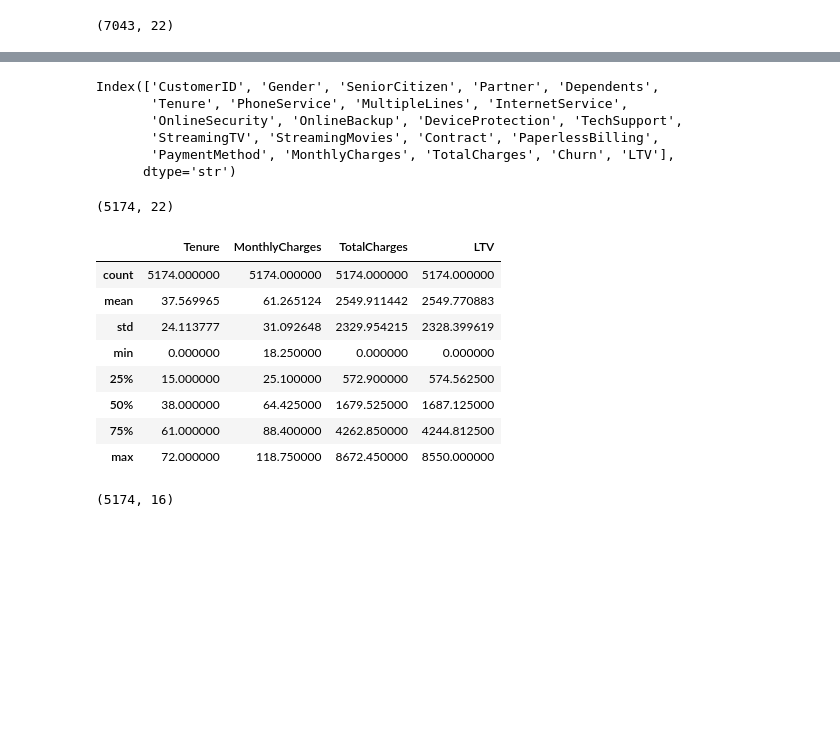
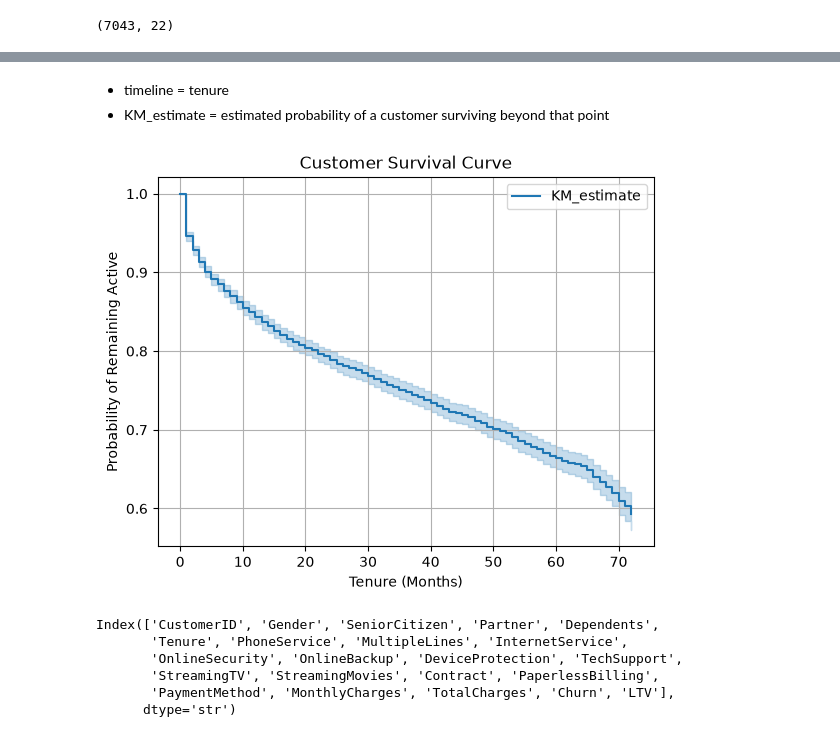
Before and after one commit to AbhijithAJ3/customer-churn-ltv, a Jupyter notebook: notebooks/04_ltv_modeling.ipynb, the cells around one changed output, grey strips where cells are left out. Saved outputs shown, nothing was run; the diff lists cells and outputs as text; code cells hidden in the pictures; blank space fills up the shorter version.

Commit message:
Add survival analysis setup for LTV modeling

```diff
--- a/notebooks/04_ltv_modeling.ipynb
+++ b/notebooks/04_ltv_modeling.ipynb
@@ -20,0 +52,5 @@ df.shape
+# %%
+survival_df = df[["Tenure", "Churn"]].copy()
+survival_df["event"] = (survival_df["Churn"] == "Yes").astype(int)
+
+survival_df.head()
@@ -20,0 +96,10 @@ df.shape
+# %%
+#Lifelines: a Python library designed for survival analysis.
+from lifelines import KaplanMeierFitter
+
+kmf = KaplanMeierFitter()
+
+kmf.fit(
+    durations=survival_df["Tenure"],
+    event_observed=survival_df["event"]
+)
@@ -21,3 +118,18 @@ df.shape
+# %% [markdown]
+- timeline = tenure
+- KM_estimate = estimated probability of a customer surviving beyond that point
+# %%
+import matplotlib.pyplot as plt
+
+kmf.plot_survival_function()
+
+plt.title("Customer Survival Curve")
+plt.xlabel("Tenure (Months)")
+plt.ylabel("Probability of Remaining Active")
+plt.grid(True)
+plt.show()
+# %% [output]
+[figure, added]
 # %%
 df.columns
 # %% [output]
@@ -27,30 +139,3 @@ Index(['CustomerID', 'Gender', 'SeniorCitizen', 'Partner', 'Dependents',
        'StreamingTV', 'StreamingMovies', 'Contract', 'PaperlessBilling',
        'PaymentMethod', 'MonthlyCharges', 'TotalCharges', 'Churn', 'LTV'],
       dtype='str')
-# %%
-active_customers=df[df['Churn']=='No']
-active_customers.shape
-# %% [output]
-(5174, 22)
-# %%
-active_customers[["Tenure", "MonthlyCharges", "TotalCharges", "LTV"]].describe()
-# %% [output]
-|  | Tenure | MonthlyCharges | TotalCharges | LTV |
-| count | 5174.000000 | 5174.000000 | 5174.000000 | 5174.000000 |
-| mean | 37.569965 | 61.265124 | 2549.911442 | 2549.770883 |
-| std | 24.113777 | 31.092648 | 2329.954215 | 2328.399619 |
-| min | 0.000000 | 18.250000 | 0.000000 | 0.000000 |
-| 25% | 15.000000 | 25.100000 | 572.900000 | 574.562500 |
-| 50% | 38.000000 | 64.425000 | 1679.525000 | 1687.125000 |
-| 75% | 61.000000 | 88.400000 | 4262.850000 | 4244.812500 |
-| max | 72.000000 | 118.750000 | 8672.450000 | 8550.000000 |
-# %%
-#DROPPED COLUMNS THAT ARE NOT USEFULL
-X = active_customers.drop(
-    ["LTV", "CustomerID", "Churn", "TotalCharges","Tenure","MonthlyCharges"],
-    axis=1
-)
-y = active_customers["LTV"]
-X.shape
-# %% [output]
-(5174, 16)
```
Also changed, not shown: parts of 23 cells of this notebook.
